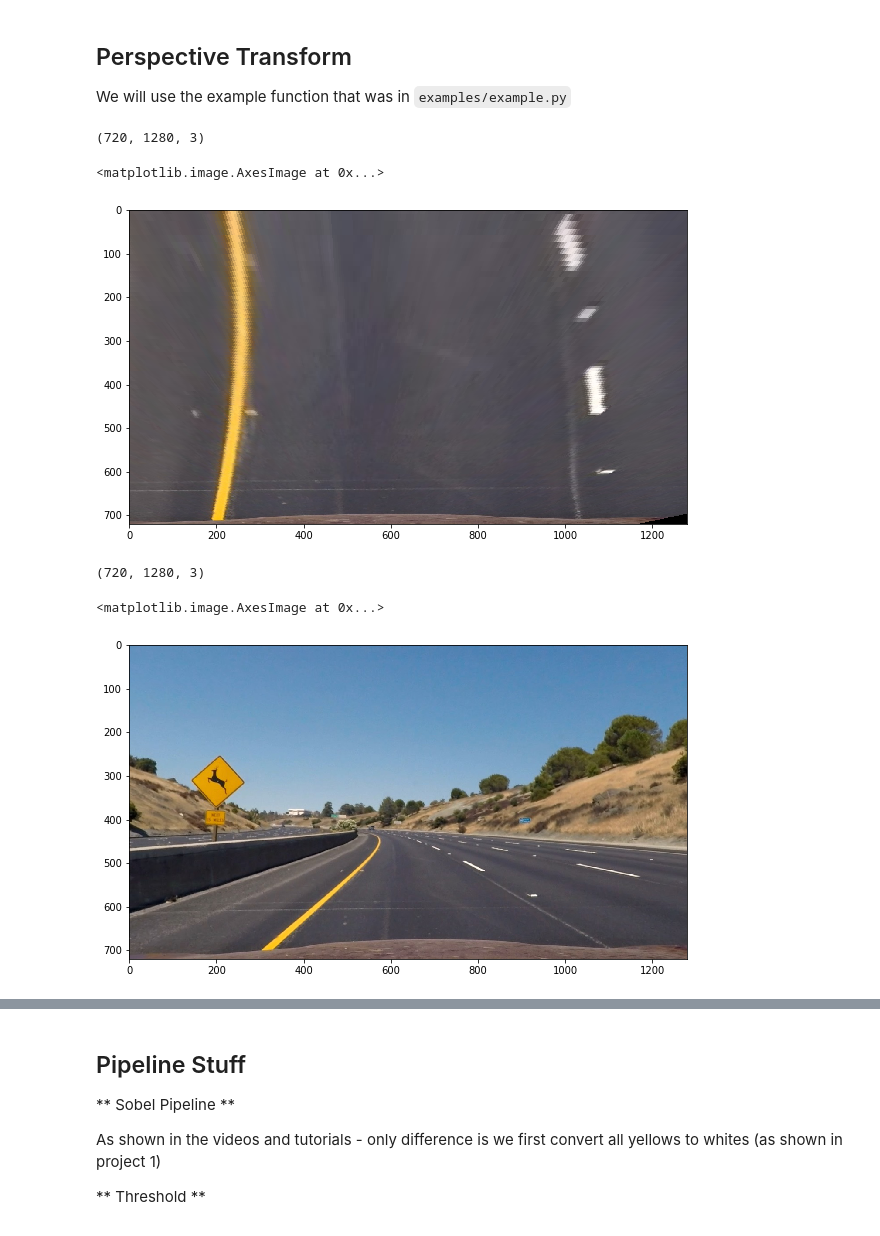
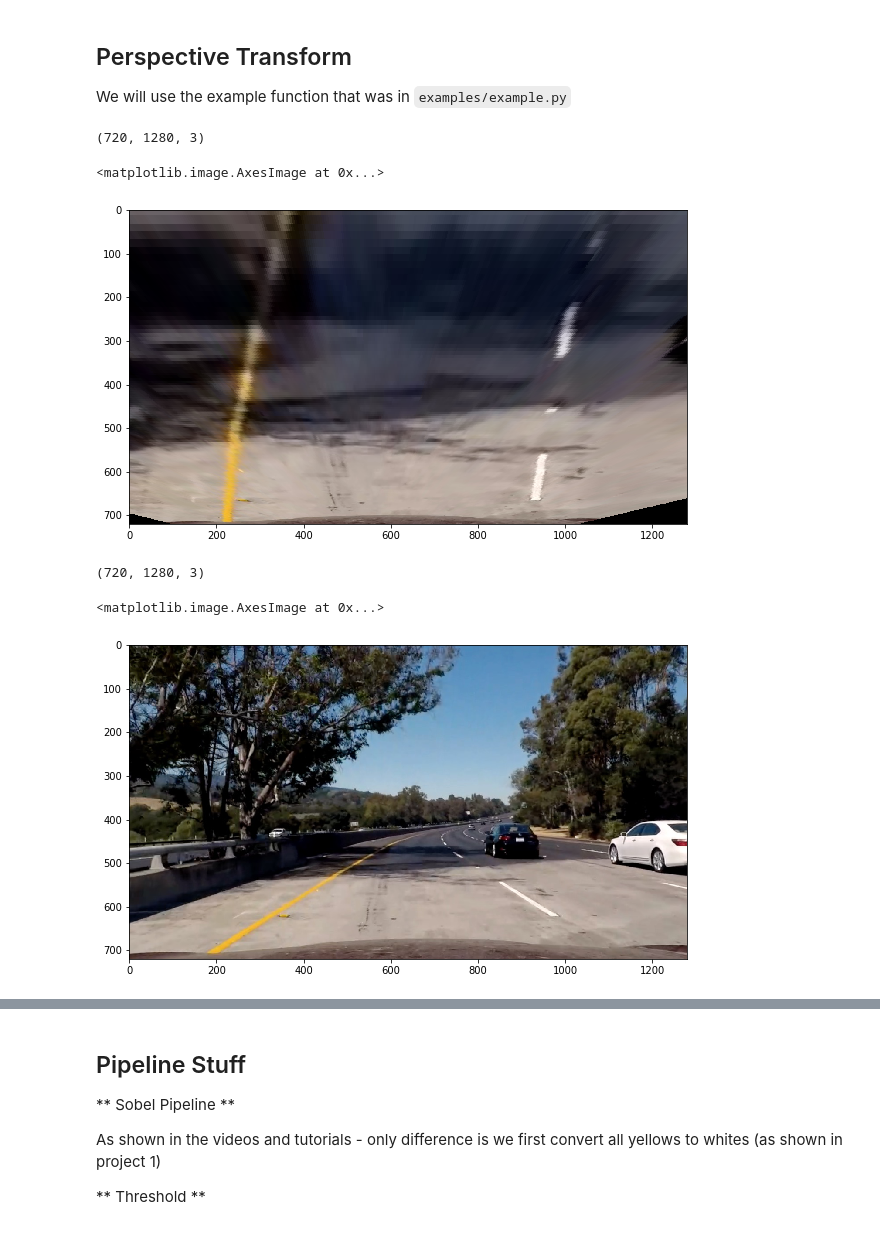
Before and after one commit to chappers/CarND-Advanced-Lane-Lines, a Jupyter notebook: project.ipynb, the cells around one changed output, grey strips where cells are left out. Cells and saved outputs as stored; diff of their text form; code cells hidden in the pictures.

```diff
--- a/project.ipynb
+++ b/project.ipynb
@@ -96,12 +96,12 @@ def warper(img, src= None, dst= None):
 
     if src is None or dst is None:
         width, height = img.shape[1], img.shape[0]
-        off_center = -125
+        off_center = -50
         scale_factor = 460
         offset_top=60
-        offset_bottom=385
+        offset_bottom=450
 
-        offset_top_dst = 400
+        offset_top_dst = 300
         offset_bottom_dst = 350
 
         src = np.float32([
@@ -123,21 +123,21 @@ def warper(img, src= None, dst= None):
 
     return warped
 # %%
-test_img = warper(undistort_image(mpimg.imread('test_images/test2.jpg')), None, None)
+test_img = warper(undistort_image(mpimg.imread('test_images/test5.jpg')), None, None)
 print(test_img.shape)
 plt.imshow(test_img)
 # %% [output]
 (720, 1280, 3)
 <matplotlib.image.AxesImage at 0x...>
-[figure, old version]
+[figure, new version]
 # %%
-test_img = undistort_image(mpimg.imread('test_images/test2.jpg'))
+test_img = undistort_image(mpimg.imread('test_images/test5.jpg'))
 print(test_img.shape)
 plt.imshow(test_img)
 # %% [output]
 (720, 1280, 3)
 <matplotlib.image.AxesImage at 0x...>
-[figure, old version]
+[figure, new version]
 # %%
 test_img = warper(undistort_image(mpimg.imread('test_images/test2.jpg')))
 print(test_img.shape)
```
Also changed, not shown: parts of 5 cells of this notebook, 1 other file.
